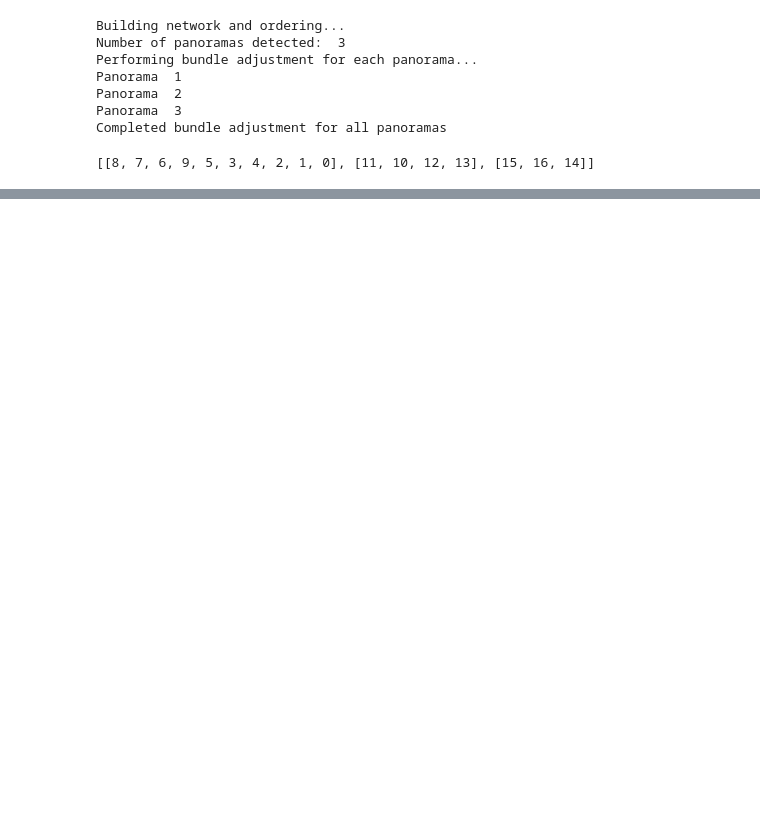
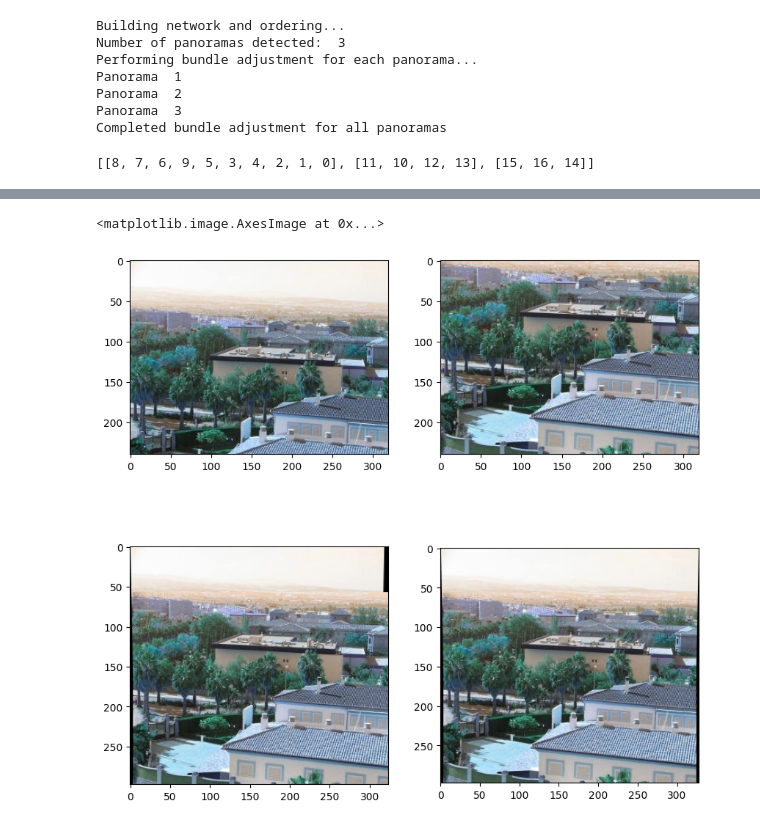
Before and after one commit to gautamxyz/Automatic-Panoramic-Image-Stitching-using-Invariant-Features, a Jupyter notebook: main.ipynb, the cells around one changed output, grey strips where cells are left out. Drawn from its saved outputs; the diff is of its cells as text; code cells hidden in the pictures; blank space fills up the shorter version.

Commit message:
Fixed bundle adjustment

```diff
--- a/main.ipynb
+++ b/main.ipynb
@@ -249,0 +331,45 @@ Stitching successful
+# %%
+def trim(frame):
+    #crop top
+    if not np.sum(frame[0]):
+        return trim(frame[1:])
+    #crop top
+    if not np.sum(frame[-1]):
+        return trim(frame[:-2])
+    #crop top
+    if not np.sum(frame[:,0]):
+        return trim(frame[:,1:])
+    #crop top
+    if not np.sum(frame[:,-1]):
+        return trim(frame[:,:-2])
+    return frame
+
+def stitch_images(image1,image2,H):
+    width = 2*image1.shape[1] + image2.shape[1]
+    height = 2*image1.shape[0] + image2.shape[0]
+
+    # offset Homography by width and height of first image
+    offset_matrix = np.eye(3)
+    offset_matrix[0][2] = image1.shape[1]
+    offset_matrix[1][2] = image1.shape[0]
+    H_new = offset_matrix @ H
+    result = cv.warpPerspective(image1, H_new, (width, height))
+    result[image1.shape[0]:image2.shape[0]+image1.shape[0], image1.shape[1]:image2.shape[1]+image1.shape[1]] = image2
+
+    return trim(result)
+# %%
+img1 = img_list[7]
+img2 = img_list[8]
+H = BA.bundleHomo[0][0]
+H_1 = fe.homographies[7][8]
+s = stitch_images(img1,img2,H)
+s_1 = stitch_images(img1,img2,H_1)
+
+ax, fig = plt.subplots(2,2,figsize=(10,10))
+fig[0,0].imshow(img1)
+fig[0,1].imshow(img2)
+fig[1,0].imshow(s)
+fig[1,1].imshow(s_1)
+# %% [output]
+<matplotlib.image.AxesImage at 0x...>
+[figure, added]
```
Also changed, not shown: parts of 12 cells of this notebook, 1 other file.
